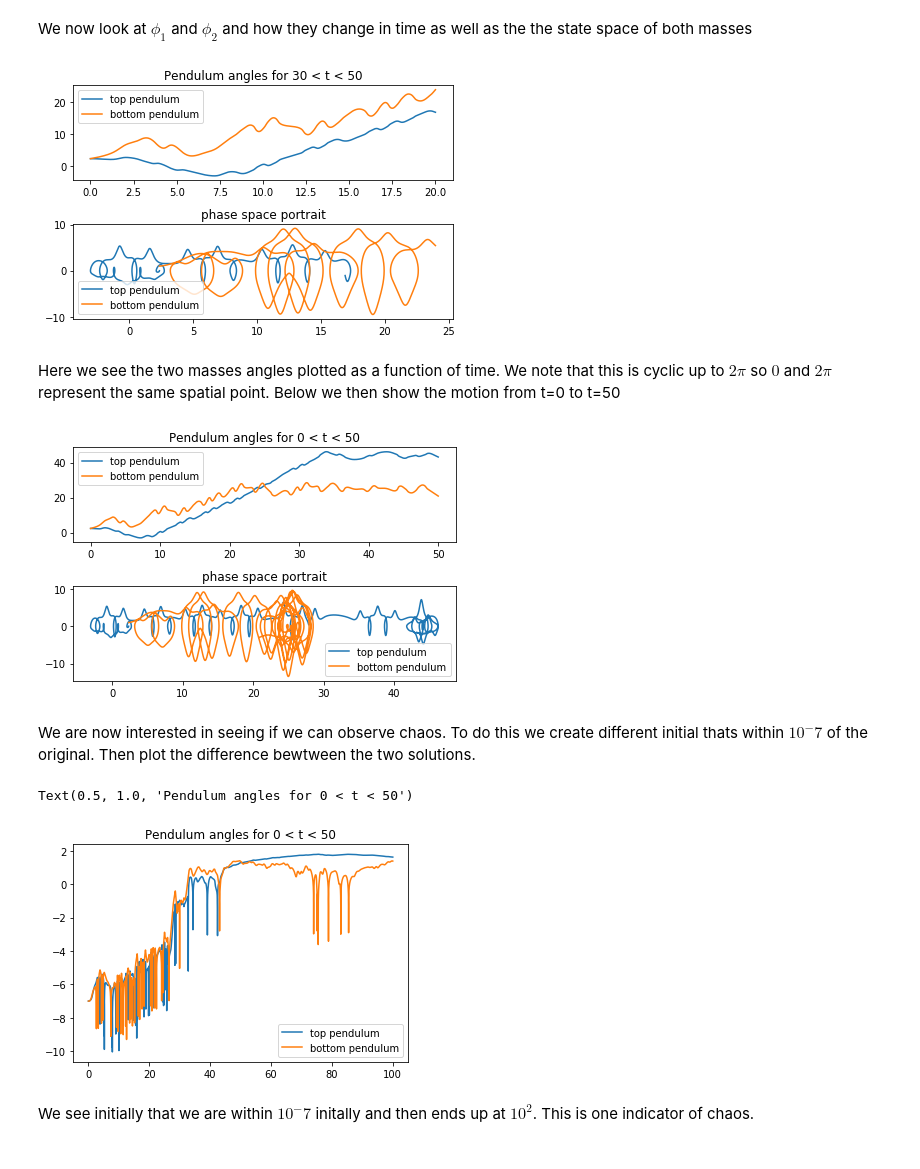
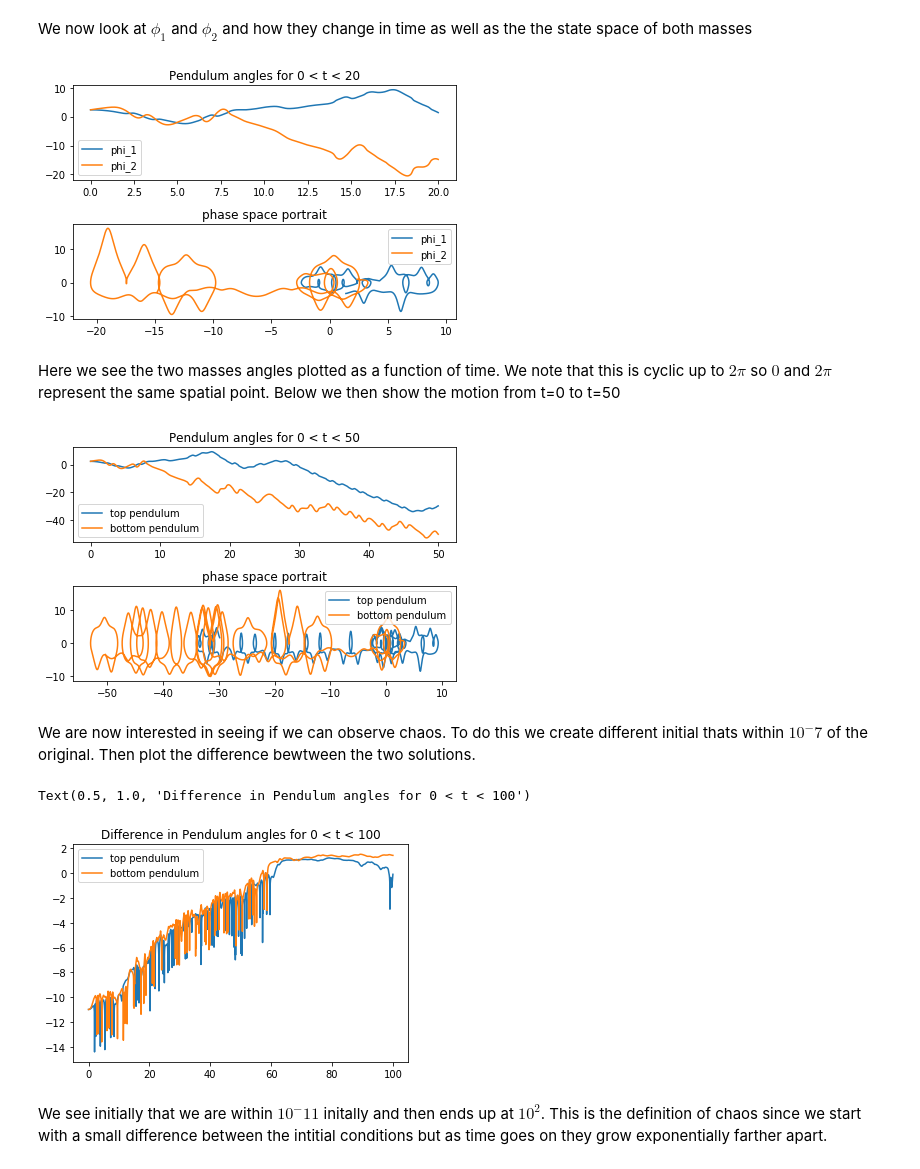
Before and after one commit to APA643/5300-final, a Jupyter notebook: Double Pendulum.ipynb, the cells around one changed output. Drawn from its saved outputs; the diff is of its cells as text; code cells hidden in the pictures.

```diff
--- a/Double Pendulum.ipynb
+++ b/Double Pendulum.ipynb
@@ -94,11 +94,11 @@ class LagrangianDoublePendulum():
         l1=self.L1
         l2=self.L2
         return [y[1],\
-                (-4 * self.m1* self.g * S1 + self.g * self.m2 * S1\
+                (-2 * self.m1* self.g * S1 - self.g * self.m2 * S1\
                 -self.m2 * self.g* np.sin(y[0]-2*y[2]) - l1 * self.m2 * y[1]**2 * np.sin(2* y[0]-2*y[2])\
                 -2* l2 * self.m2 * y[3]**2 * dS)/(l1 *(2 *self.m1 + self.m2- self.m2* np.cos(2*y[0]-2*y[2]))),\
                y[3],\
-               (2 * self.g *self.m1 *np.sin(2*y[0]-y[2]))- 2* self.g* self.m2 * S2\
+               ( self.g * self.m1 * np.sin(2*y[0]-y[2])) -  self.g* self.m1 * S2- self.g* self.m2 * S2\
                +2* l1* self.m1 * y[1]**2 * dS +2 *l1 *self.m2 * y[1]**2 * dS\
                +l2* self.m2* y[3]**2 * np.sin(2* y[0]-2* y[2])/(l2*(2* self.m1+ self.m2- self.m2* np.cos(2* y[0]- 2* y[2])))]
 
@@ -200,7 +198,7 @@ ax2.set_title('phase space portrait')
 fig.tight_layout()
 fig.show()
 # %% [output]
-[figure, old version]
+[figure, new version]
 # %% [markdown]
 Here we see the two masses angles plotted as a function of time. We note that this is cyclic up to $2\pi$ so $0$ and $2\pi$ represent the same spatial point. Below we then show the motion from t=0 to t=50
 # %%
@@ -224,30 +222,30 @@ ax2.set_title('phase space portrait')
 fig.tight_layout()
 fig.show()
 # %% [output]
-[figure, old version]
+[figure, new version]
 # %% [markdown]
 We are now interested in seeing if we can observe chaos. To do this we create different initial thats within $10^-7$ of the original. Then plot the difference bewtween the two solutions.
 # %%
 t_start = 0.
 t_end = 350.
 delta_t = 0.001
 t_pts = np.arange(t_start, t_end+delta_t, delta_t)
 start, stop = start_stop_indices(t_pts, 0, 100)
-phi_0d = (3./4.)*np.pi+.0000001
+phi_0d = (3./4.)*np.pi+.00000000001
 phi_dot_0d = 0.
-phi_1d = (3./4.)*np.pi+.0000001
+phi_1d = (3./4.)*np.pi+.00000000001
 phi_dot_1d = 1.
 phi_0d, phi_dot_0d, phi_1d, phi_dot_1d = p1.solve_ode(t_pts, phi_0d, phi_dot_0d, phi_1d, phi_dot_1d)
 
 fig = plt.figure()
 
 ax1 = fig.add_subplot(1,1,1)
 ax1.plot(t_pts[start:stop], np.log10(np.abs(phi_0[start:stop]-phi_0d[start:stop])), label=('top pendulum'))
 ax1.plot(t_pts[start:stop], np.log10(np.abs(phi_1[start:stop]-phi_1d[start:stop])), label = ('bottom pendulum'))
 ax1.legend()
-ax1.set_title('Pendulum angles for 0 < t < 50')
+ax1.set_title('Difference in Pendulum angles for 0 < t < 100')
 # %% [output]
-Text(0.5, 1.0, 'Pendulum angles for 0 < t < 50')
+Text(0.5, 1.0, 'Difference in Pendulum angles for 0 < t < 100')
-[figure, old version]
+[figure, new version]
 # %% [markdown]
-We see initially that we are within $10^-7$ initally and then ends up at $10^2$. This is one indicator of chaos.
+We see initially that we are within $10^-11$ initally and then ends up at $10^2$. This is the definition of chaos since we start with a small difference between the intitial conditions but as time goes on they grow exponentially farther apart.
```
Also changed, not shown: parts of 2 cells of this notebook, 2 other files.
